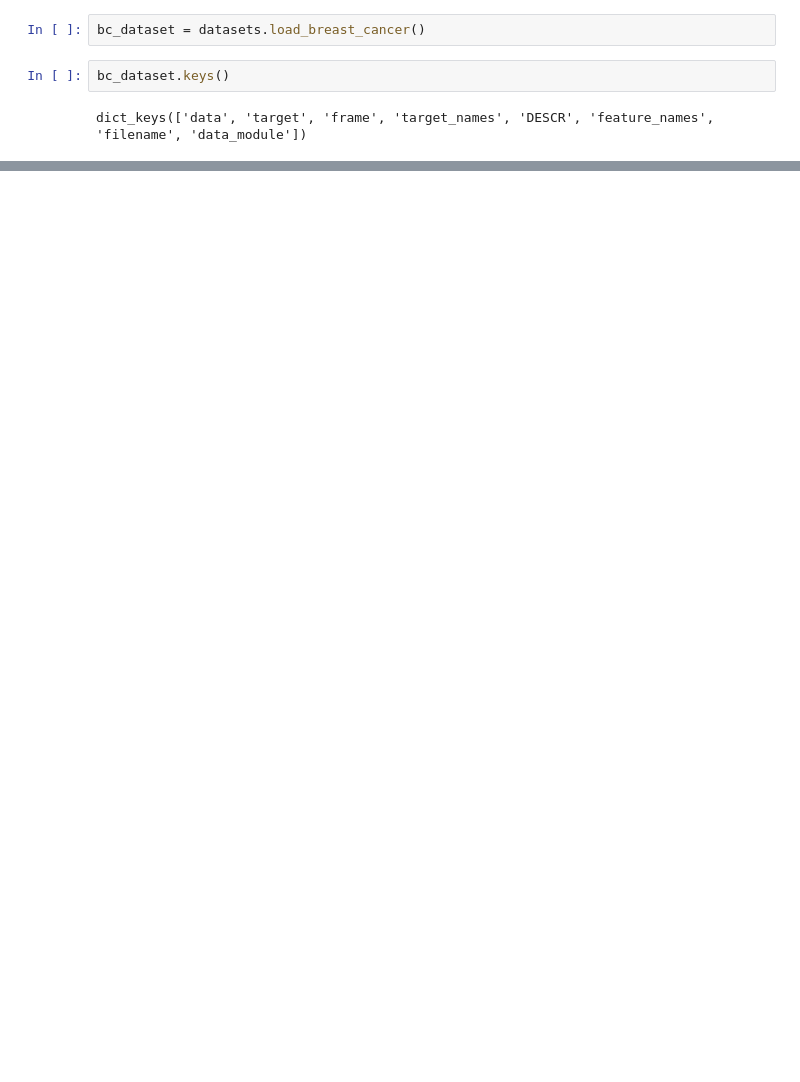
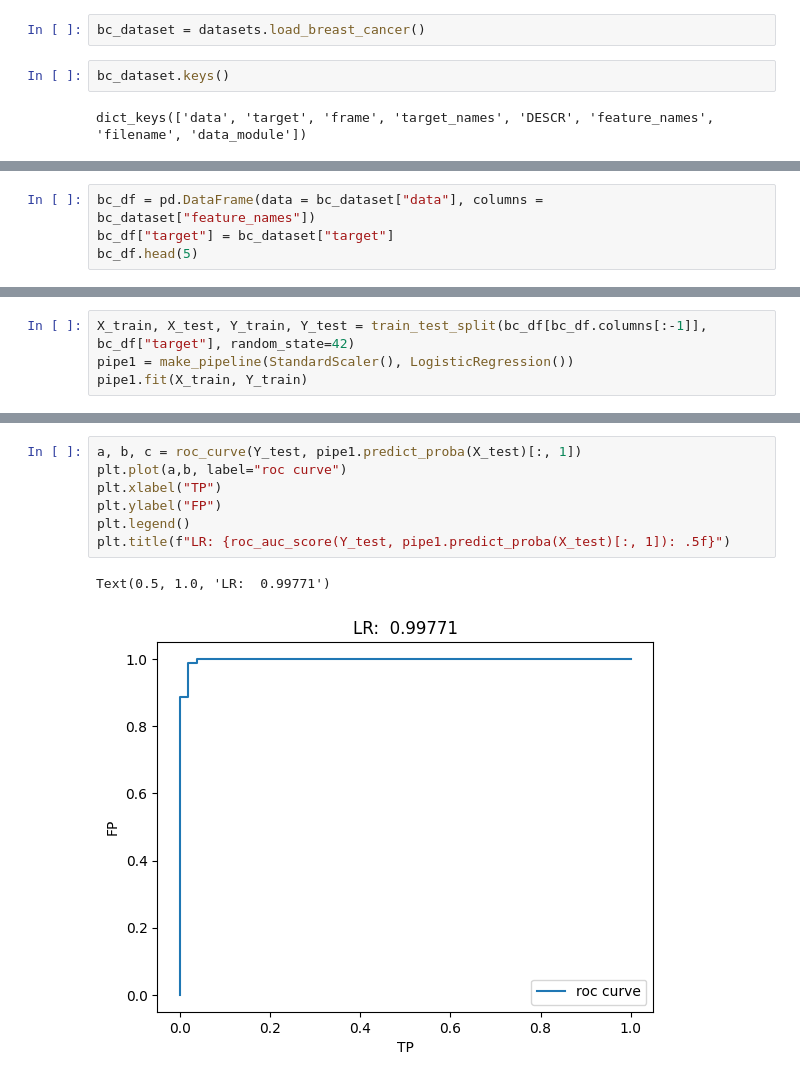
Before and after one commit to abhishekde95/Projects, a Jupyter notebook: DS/ML_prep/sklearn.ipynb, the cells around one changed output, grey strips where cells are left out. Cells and saved outputs as stored; diff of their text form; blank space fills up the shorter version.

```diff
--- a/DS/ML_prep/sklearn.ipynb
+++ b/DS/ML_prep/sklearn.ipynb
@@ -541,0 +525,4 @@ bc_dataset["data"]
+# %%
+bc_df = pd.DataFrame(data = bc_dataset["data"], columns = bc_dataset["feature_names"])
+bc_df["target"] = bc_dataset["target"]
+bc_df.head(5)
@@ -541,0 +594,4 @@ bc_dataset["data"]
+# %%
+X_train, X_test, Y_train, Y_test = train_test_split(bc_df[bc_df.columns[:-1]], bc_df["target"], random_state=42)
+pipe1 = make_pipeline(StandardScaler(), LogisticRegression())
+pipe1.fit(X_train, Y_train)
@@ -541,0 +632,10 @@ bc_dataset["data"]
+# %%
+a, b, c = roc_curve(Y_test, pipe1.predict_proba(X_test)[:, 1])
+plt.plot(a,b, label="roc curve")
+plt.xlabel("TP")
+plt.ylabel("FP")
+plt.legend()
+plt.title(f"LR: {roc_auc_score(Y_test, pipe1.predict_proba(X_test)[:, 1]): .5f}")
+# %% [output]
+Text(0.5, 1.0, 'LR:  0.99771')
+[figure, added]
```
Also changed, not shown: parts of 18 cells of this notebook, 2 other files.
